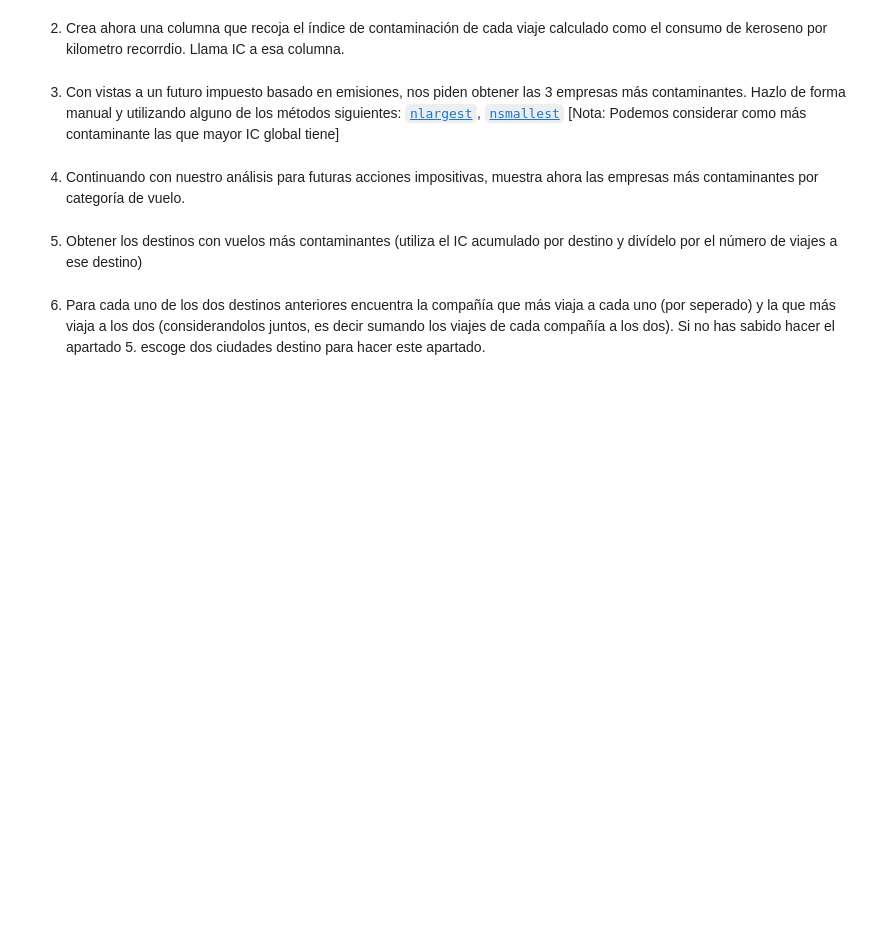
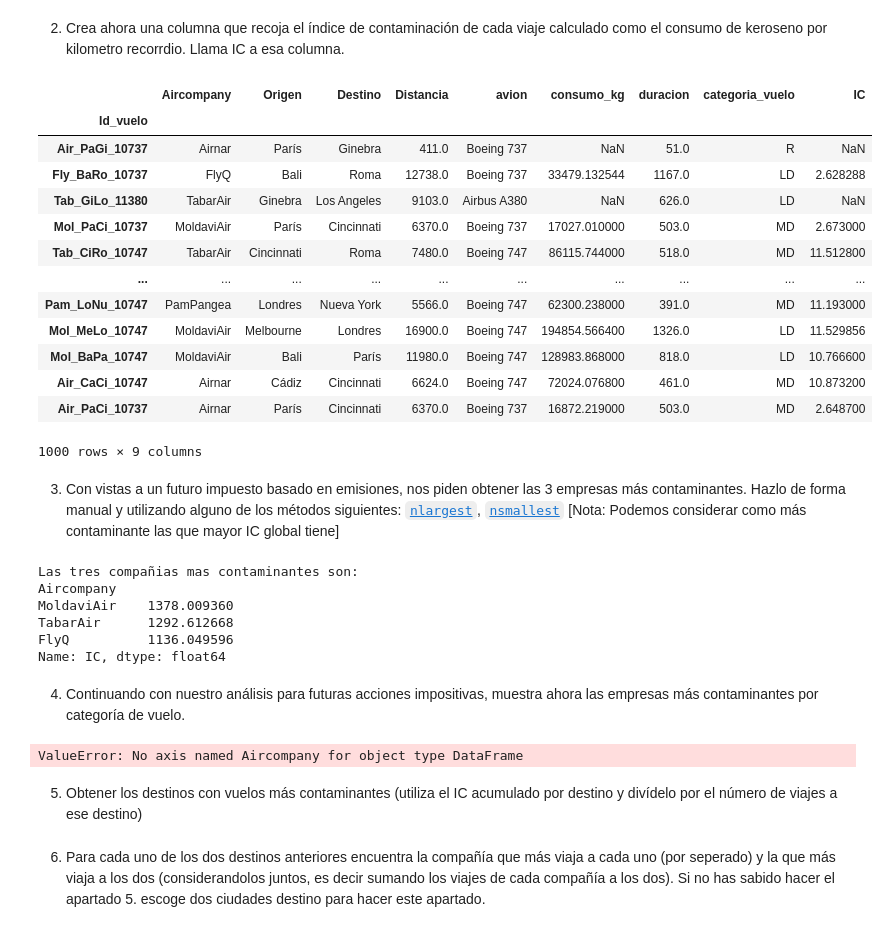
Before and after one commit to PepeReinaCampo/ONLINE_DS_THEBRIDGE_PEPE-REINA, a Jupyter notebook: Sprint_4/Unidad_2/Practicas_obligatorias/18_Practica_Obligatoria_Pandas_II.ipynb, the cells around one changed output. Saved outputs shown, nothing was run; the diff lists cells and outputs as text; code cells hidden in the pictures; blank space fills up the shorter version.

```diff
--- a/Sprint_4/Unidad_2/Practicas_obligatorias/18_Practica_Obligatoria_Pandas_II.ipynb
+++ b/Sprint_4/Unidad_2/Practicas_obligatorias/18_Practica_Obligatoria_Pandas_II.ipynb
@@ -87,2 +233,12 @@ Name: Distancia, Length: 1000, dtype: float64
 # %% [markdown]
 4. Ahora con los nulos en las columnas numéricas, ¿hay alguna columna que creas que puedes reconstruir completamente? ¿Cuál?
+# %%
+def reemplaza(consumo):
+    if type(consumo)== str:
+        return float(consumo.replace(",","."))
+    else:
+        return(consumo)
+
+df_viajes_aereos["consumo_kg"]=df_viajes_aereos.consumo_kg.apply(reemplaza)
+
+df_viajes_aereos.info() #consumo ya es un float
@@ -94,0 +291,19 @@ Name: Distancia, Length: 1000, dtype: float64
+# %%
+valores_distintos_destino_ordenados = sorted(valores_distintos_destino) #la ordenamos para mas comodidad.
+#print(valores_distintos_destino_ordenados)
+Lista_errores_Barcelona =('BARCEloNA', 'BARcelOnA', 'BaRCelONa', 'BarcELONa')
+Lista_errores_Ginebra=('GinebrA','GINEBrA', 'GINEBra', 'GINEbRA', 'GINEbRa', 'GINeBrA', 'GINebRa', 'GINebra', 'GInEBRa', 'GInEBrA', 'GInEBra', 'GInEbRa', 'GIneBrA', 'GIneBra', 'GInebRA', 'GInebra', 'GiNEBra', 'GiNEbRa', 'GiNEbra', 'GiNeBra', 'GiNebrA', 'GinEbra', 'GineBra', 'Ginebra')
+Lista_errores_Melbourne=('MELBoURNe', 'MELBoURne', 'MELBourNe', 'MELboURnE', 'MElbOUrnE', 'MElboUrNe', 'MElbouRnE', 'MeLbOUrNE', 'MeLbOurne', 'MeLboURnE', 'MeLbourne', 'MelBOUrnE', 'MelBoUrne', 'MelBouRne', 'MelBourne', 'MelbOUrnE', 'MelboURNe')
+df_viajes_aereos['Destino'] = df_viajes_aereos['Destino'].replace(Lista_errores_Barcelona, 'Paris', regex=True)
+df_viajes_aereos['Destino'] = df_viajes_aereos['Destino'].replace(Lista_errores_Ginebra, 'Ginebra', regex=True)
+df_viajes_aereos['Destino'] = df_viajes_aereos['Destino'].replace(Lista_errores_Melbourne, 'Ginebra', regex=True)
+#volves a imprimer los valores distintos de la columna, para ver si se han arreglado:
+valores_distintos_origen = df_viajes_aereos['Origen'].unique()
+print("Origenes: " ,valores_distintos_origen)
+print()
+valores_distintos_destino = df_viajes_aereos['Destino'].unique()
+print("Destino: " ,valores_distintos_destino) #vemos que hay valores "extraños"
+
+print()
+valores_distintos_compania = df_viajes_aereos['Aircompany'].unique()
+print("Compañia: " ,valores_distintos_compania)
@@ -98,3 +321,14 @@ Name: Distancia, Length: 1000, dtype: float64
 Una vez "limpios" ya podemos analizar los datos y/o manipularlos. De hecho, nos piden que:
 
 1. Clasifiquemos los vuelos en Larga Distancia (LD), Media Distancia (MD) y Regionales (R). Con los siguientes límites: más de 9000km, entre 1500 y 9000 kms y resto de vuelos. Añade una columna al `DataFrame` que tenga esa clasificación por vuelo.
+# %%
+clasificacion = []
+for distancia in df_viajes_aereos["Distancia"]:
+    if distancia > 9000:
+        clasificacion.append("LD")
+    elif distancia >= 1500:
+        clasificacion.append("MD")
+    else:
+        clasificacion.append("R")
+df_viajes_aereos["categoria_vuelo"] = clasificacion
+df_viajes_aereos
@@ -101,9 +350,48 @@ Una vez "limpios" ya podemos analizar los datos y/o manipularlos. De hecho, nos
 # %% [markdown]
 2. Crea ahora una columna que recoja el índice de contaminación de cada viaje calculado como el consumo de keroseno por kilometro recorrdio. Llama IC a esa columna.
+# %%
+
+df_viajes_aereos['IC'] = df_viajes_aereos['consumo_kg'] / df_viajes_aereos['Distancia']
+df_viajes_aereos
+# %% [output]
+|  | Aircompany | Origen | Destino | Distancia | avion | consumo_kg | duracion | categoria_vuelo | IC |
+| Id_vuelo |  |  |  |  |  |  |  |  |  |
+| Air_PaGi_10737 | Airnar | París | Ginebra | 411.0 | Boeing 737 | NaN | 51.0 | R | NaN |
+| Fly_BaRo_10737 | FlyQ | Bali | Roma | 12738.0 | Boeing 737 | 33479.132544 | 1167.0 | LD | 2.628288 |
+| Tab_GiLo_11380 | TabarAir | Ginebra | Los Angeles | 9103.0 | Airbus A380 | NaN | 626.0 | LD | NaN |
+| Mol_PaCi_10737 | MoldaviAir | París | Cincinnati | 6370.0 | Boeing 737 | 17027.010000 | 503.0 | MD | 2.673000 |
+| Tab_CiRo_10747 | TabarAir | Cincinnati | Roma | 7480.0 | Boeing 747 | 86115.744000 | 518.0 | MD | 11.512800 |
+| ... | ... | ... | ... | ... | ... | ... | ... | ... | ... |
+| Pam_LoNu_10747 | PamPangea | Londres | Nueva York | 5566.0 | Boeing 747 | 62300.238000 | 391.0 | MD | 11.193000 |
+| Mol_MeLo_10747 | MoldaviAir | Melbourne | Londres | 16900.0 | Boeing 747 | 194854.566400 | 1326.0 | LD | 11.529856 |
+| Mol_BaPa_10747 | MoldaviAir | Bali | París | 11980.0 | Boeing 747 | 128983.868000 | 818.0 | LD | 10.766600 |
+| Air_CaCi_10747 | Airnar | Cádiz | Cincinnati | 6624.0 | Boeing 747 | 72024.076800 | 461.0 | MD | 10.873200 |
+| Air_PaCi_10737 | Airnar | París | Cincinnati | 6370.0 | Boeing 737 | 16872.219000 | 503.0 | MD | 2.648700 |
+1000 rows × 9 columns
 # %% [markdown]
 3. Con vistas a un futuro impuesto basado en emisiones, nos piden obtener las 3 empresas más contaminantes. Hazlo de forma manual y utilizando alguno de los métodos siguientes: [`nlargest`](https://pandas.pydata.org/docs/reference/api/pandas.DataFrame.nlargest.html "Info sobre nlargest"), [`nsmallest`](https://pandas.pydata.org/docs/reference/api/pandas.DataFrame.nsmallest.html "Info sobre smallest") [Nota: Podemos considerar como más contaminante las que mayor IC global tiene]
+# %%
+tres_empresas_contaminantes = df_viajes_aereos.groupby('Aircompany')['IC'].sum().nlargest(3)
+
+
+print("Las tres compañias mas contaminantes son:")
+print(tres_empresas_contaminantes)
+# %% [output]
+Las tres compañias mas contaminantes son:
+Aircompany
+MoldaviAir    1378.009360
+TabarAir      1292.612668
+FlyQ          1136.049596
+Name: IC, dtype: float64
 # %% [markdown]
 4. Continuando con nuestro análisis para futuras acciones impositivas, muestra ahora las empresas más contaminantes por categoría de vuelo.
+# %%
+tres_empresas_contaminantes_categoria = df_viajes_aereos.groupby('categoria_vuelo','Aircompany')["consumo_kg"].sum().nlargest(3)
+
+print("Las tres compañias mas contaminantes por vatehoria de vuelo son:")
+print(tres_empresas_contaminantes_categoria)
+# %% [output]
+ValueError: No axis named Aircompany for object type DataFrame
 # %% [markdown]
 5. Obtener los destinos con vuelos más contaminantes (utiliza el IC acumulado por destino y divídelo por el número de viajes a ese destino)
 # %% [markdown]
```
Also changed, not shown: parts of 15 cells of this notebook.
